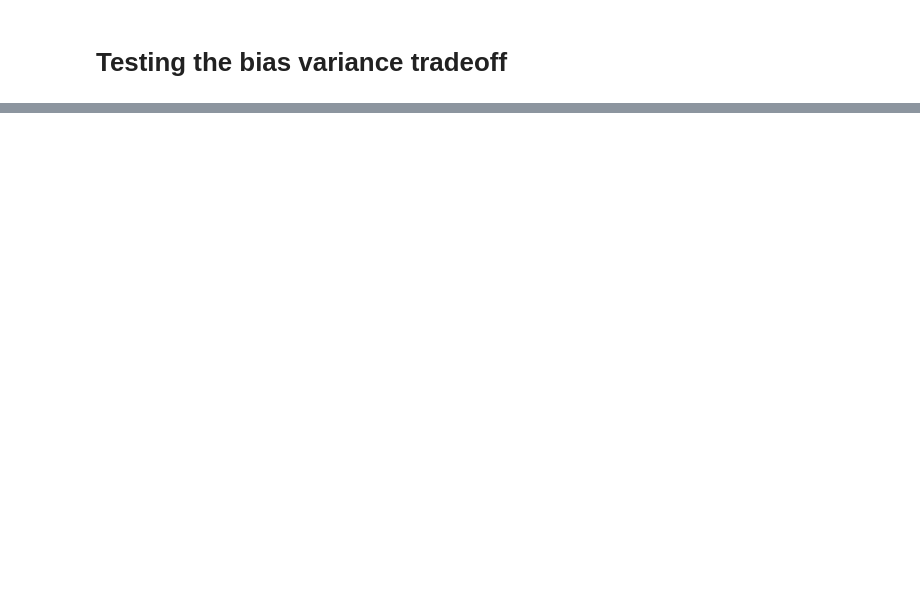
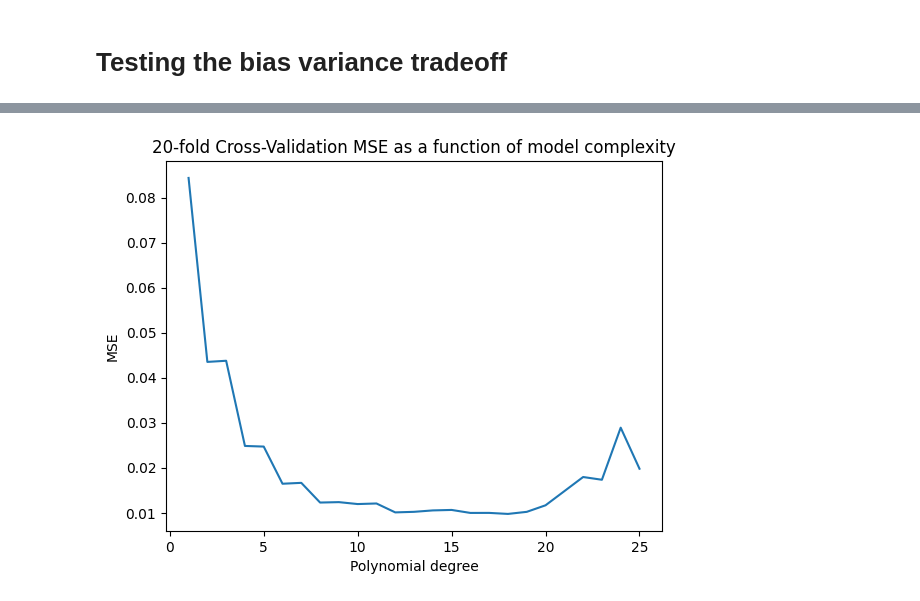
Before and after one commit to HeineEH/FYS-STK3155-4155_Project1, a Jupyter notebook: code/bias_variance.ipynb, the cells around one changed output, grey strips where cells are left out. Saved outputs shown, nothing was run; the diff lists cells and outputs as text; code cells hidden in the pictures; blank space fills up the shorter version.

```diff
--- a/code/bias_variance.ipynb
+++ b/code/bias_variance.ipynb
@@ -39,7 +74,20 @@ bias_variance_analyzer.plot_bias_variance()
 # %%
-from methods.resampling import BiasVariance
-
-n = 350
+# Generate data
+np.random.seed(1234)
+n = 300
 
 x = np.random.uniform(-1, 1, n)
-y = f(x) + 0.05*np.random.normal(0, 1, n)
+y = f(x) + 0.1*np.random.normal(0, 1, n)
+# %%
+max_degree = 25
+k = 20
+bias_variance_analyzer = BiasVariance(x,y, max_degree=max_degree)
+mse = bias_variance_analyzer.k_fold_cross_validation(k)
+
+plt.plot(range(1,max_degree+1), mse)
+plt.xlabel("Polynomial degree")
+plt.ylabel("MSE")
+plt.title(f"{k}-fold Cross-Validation MSE as a function of model complexity")
+plt.show()
+# %% [output]
+[figure, added]
```
Also changed, not shown: parts of 13 cells of this notebook, 1 other file.
